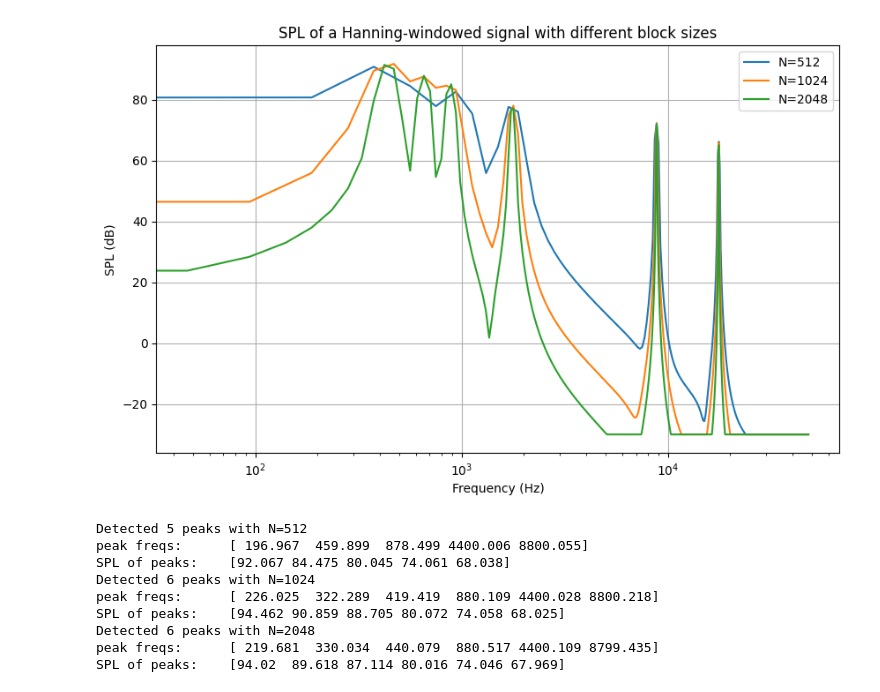
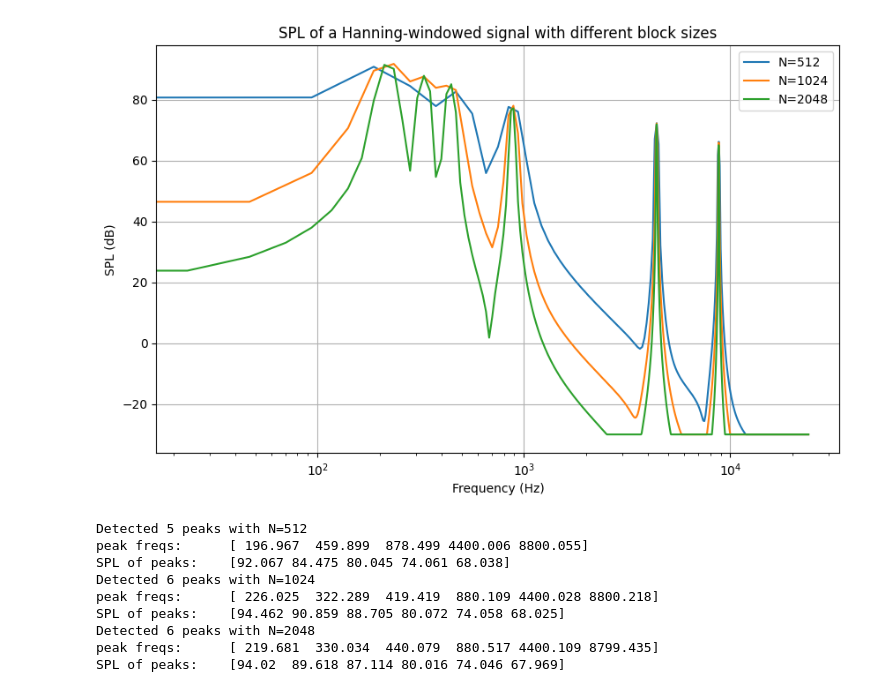
Before and after one commit to aik2mlj/music422-code, a Jupyter notebook: Hw4/src/plots.ipynb, the cells around one changed output. Drawn from its saved outputs; the diff is of its cells as text; code cells hidden in the pictures.

```diff
--- a/Hw4/src/plots.ipynb
+++ b/Hw4/src/plots.ipynb
@@ -31,35 +31,35 @@ def get_intensity_from_DFT(X, gain_window=3 / 8):
 
 
 Ns = [512, 1024, 2048]
 Fs = 48000
 Xs = []
 SPLs = []
 for N in Ns:
     x = get_x(N, Fs)
     x_windowed = HanningWindow(x)
     X = scipy.fft.rfft(x_windowed)[:-1]
     Xs.append(X)
     spl = SPL(get_intensity_from_DFT(X))
     SPLs.append(spl)
 
 plt.figure(figsize=(10, 6))
 plt.title("SPL of a Hanning-windowed signal with different block sizes")
 plt.xscale("log")
 plt.xlabel("Frequency (Hz)")
 plt.ylabel("SPL (dB)")
 for N, spl in zip(Ns, SPLs):
     N_half = N // 2
     n_half_array = np.arange(N_half)
-    freq_array = n_half_array / N_half * Fs
+    freq_array = n_half_array / N * Fs
 
     plt.plot(freq_array, spl, label=f"N={N}")
 
 # plt.tight_layout()
 plt.grid()
 plt.legend()
 plt.show()
 # %% [output]
-[figure, old version]
+[figure, new version]
 # %%
 from scipy.signal import find_peaks
 
```
Also changed, not shown: parts of 2 cells of this notebook, 4 other files.
